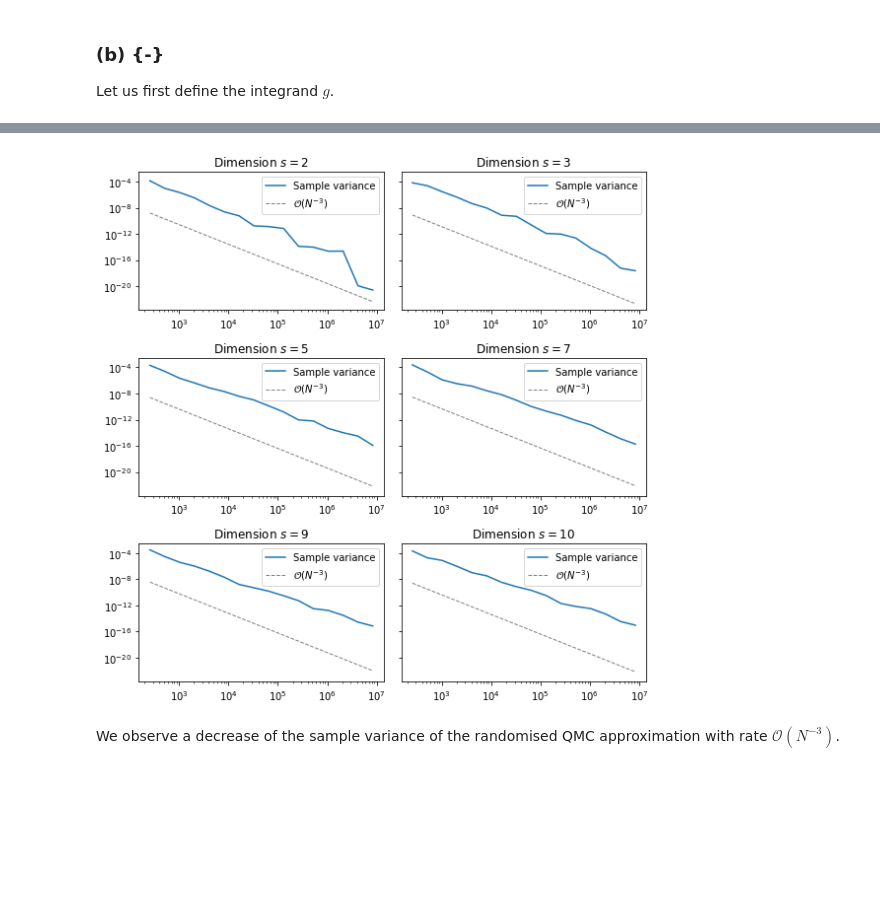
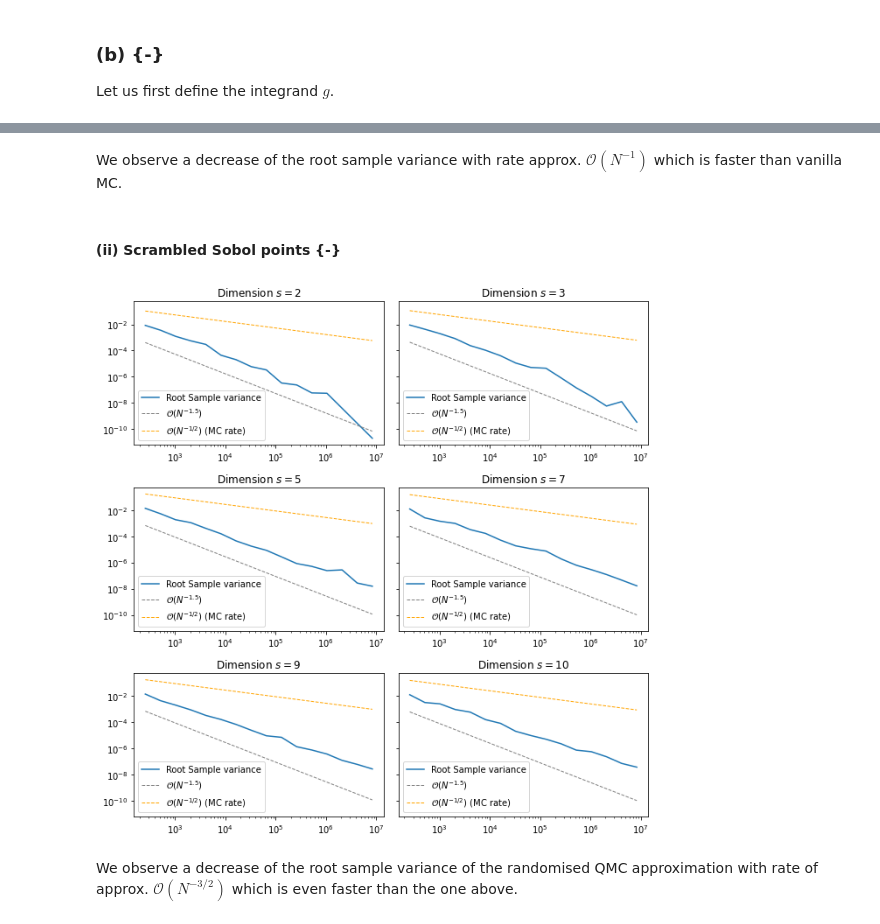
Before and after one commit to nilsfriess/hdauq, a Jupyter notebook: 04/Ex02.ipynb, the cells around one changed output, grey strips where cells are left out. Drawn from its saved outputs; the diff is of its cells as text; code cells hidden in the pictures; blank space fills up the shorter version.

```diff
--- a/04/Ex02.ipynb
+++ b/04/Ex02.ipynb
@@ -3,7 +3,7 @@ import numpy as np
 from scipy.stats.qmc import Sobol
 
 import matplotlib.pyplot as plt
-plt.rcParams["figure.dpi"] = 100
+plt.rcParams["figure.dpi"] = 110
 # %% [markdown]
 ## Exercise 2 {-}
 
@@ -32,13 +32,13 @@ def qmc(f, points, with_var=False):
 # %% [markdown]
 We also define a function to plot the results.
 # %%
-def plot_results(dims, Ns, errors, plot_factor=1, rate=1, error_label="QMC Error"):
+def plot_results(dims, Ns, errors, plot_factor=1, rate=1, error_label="QMC Error", with_mc_rate=False):
     cols = 2
     rows = len(dims) // cols
     rows += len(dims) % cols
     position = range(1, len(dims) + 1)
 
-    fig, axes = plt.subplots(rows,cols,sharey=True,figsize=(8,8))
+    fig, axes = plt.subplots(rows,cols,sharey=True,figsize=(9,9))
 
     for i,ax in enumerate(axes.flat):
         err = errors[i,:]
@@ -54,6 +54,15 @@ def plot_results(dims, Ns, errors, plot_factor=1, rate=1, error_label="QMC Error
         y1 = y(x1)
 
         ax.loglog([x0,x1], [y0,y1], '--', color='gray', linewidth=1, label=f"$\mathcal{{O}}(N^{{-{rate}}})$")
+
+
+        if with_mc_rate:
+            # Plot convergence rate that an MC estimator would have
+            y = lambda x : plot_factor*err[0]*x**-0.5
+            y0 = y(x0)
+            y1 = y(x1)
+            ax.loglog([x0,x1], [y0,y1], '--', color='orange', linewidth=1, label=f"$\mathcal{{O}}(N^{{-1/2}})$ (MC rate)")
+
         ax.legend()
 
     fig.tight_layout()
@@ -112,0 +124,20 @@ def g(y):
+# %%
+dims = [2,3,5,7,9,10]
+Ns   = np.power(2,range(10,20+1))
+R    = 4
+
+qmc_errors = np.empty((len(dims), len(Ns)))
+
+for i,s in enumerate(dims):
+    z = z_full[:s]
+    for j,N in enumerate(Ns):
+
+        qmc_res = np.empty((R,))
+        for r in range(R):
+            shift = np.random.uniform(0,1,size=s)
+            points = np.array([((k/N*z) + shift) % 1. for k in range(N+1)])
+            qmc_res[r] = qmc(g, points)
+
+        qmc_errors[i,j] = np.sqrt(np.var(qmc_res))
+
+plot_results(dims, R*Ns, qmc_errors, rate=1, error_label="Root Sample variance", plot_factor=500, with_mc_rate=True)
@@ -113,21 +146,26 @@ def g(y):
+# %% [markdown]
+We observe a decrease of the root sample variance with rate approx. $\mathcal{O}(N^{-1})$ which is faster than vanilla MC.
+# %% [markdown]
+#### (ii) Scrambled Sobol points {-}
 # %%
 dims = [2,3,5,7,9,10]
 ms   = range(4,20) # number of Sobol points
 R    = 16
 Ns   = R*np.power(2,ms)
 
-errors = np.empty((len(dims), len(ms)))
+qmc_errors = np.empty((len(dims), len(ms)))
 
 for i,s in enumerate(dims):
     for j,m in enumerate(ms):
         qmc_res = np.empty((R,))
         for r in range(R):
             points = Sobol(s,scramble=True).random_base2(m)
             qmc_res[r] = qmc(g, points)
-        errors[i,j] = np.var(qmc_res)
 
-plot_results(dims, Ns, errors, rate=3, error_label="Sample variance", plot_factor=200)
+        qmc_errors[i,j] = np.sqrt(np.var(qmc_res))
+
+plot_results(dims, Ns, qmc_errors, rate=1.5, error_label="Root Sample variance", plot_factor=200, with_mc_rate=True)
 # %% [output]
-[figure, old version]
+[figure, new version]
 # %% [markdown]
-We observe a decrease of the sample variance of the randomised QMC approximation with rate $\mathcal{O}(N^{-3})$.
+We observe a decrease of the root sample variance of the randomised QMC approximation with rate of approx. $\mathcal{O}(N^{-3/2})$ which is even faster than the one above.
```
Also changed, not shown: parts of 4 cells of this notebook.
